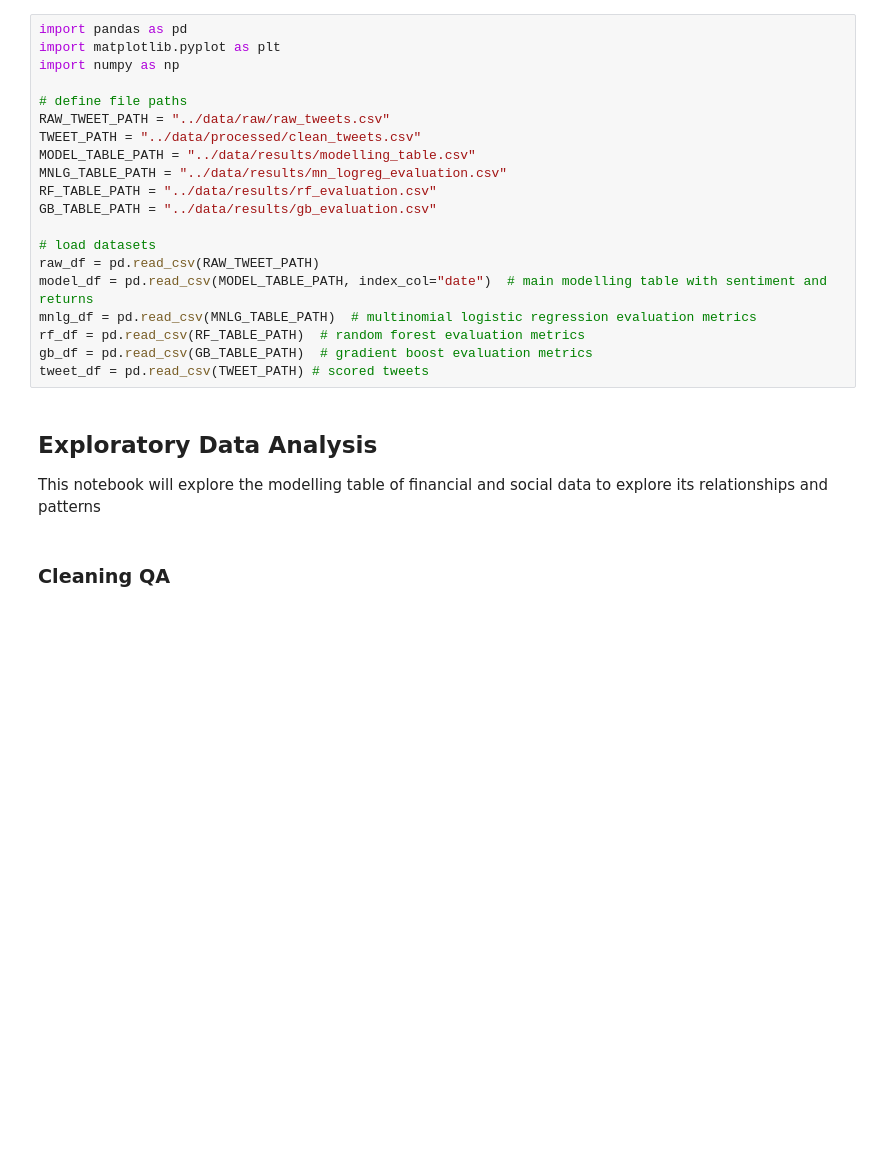
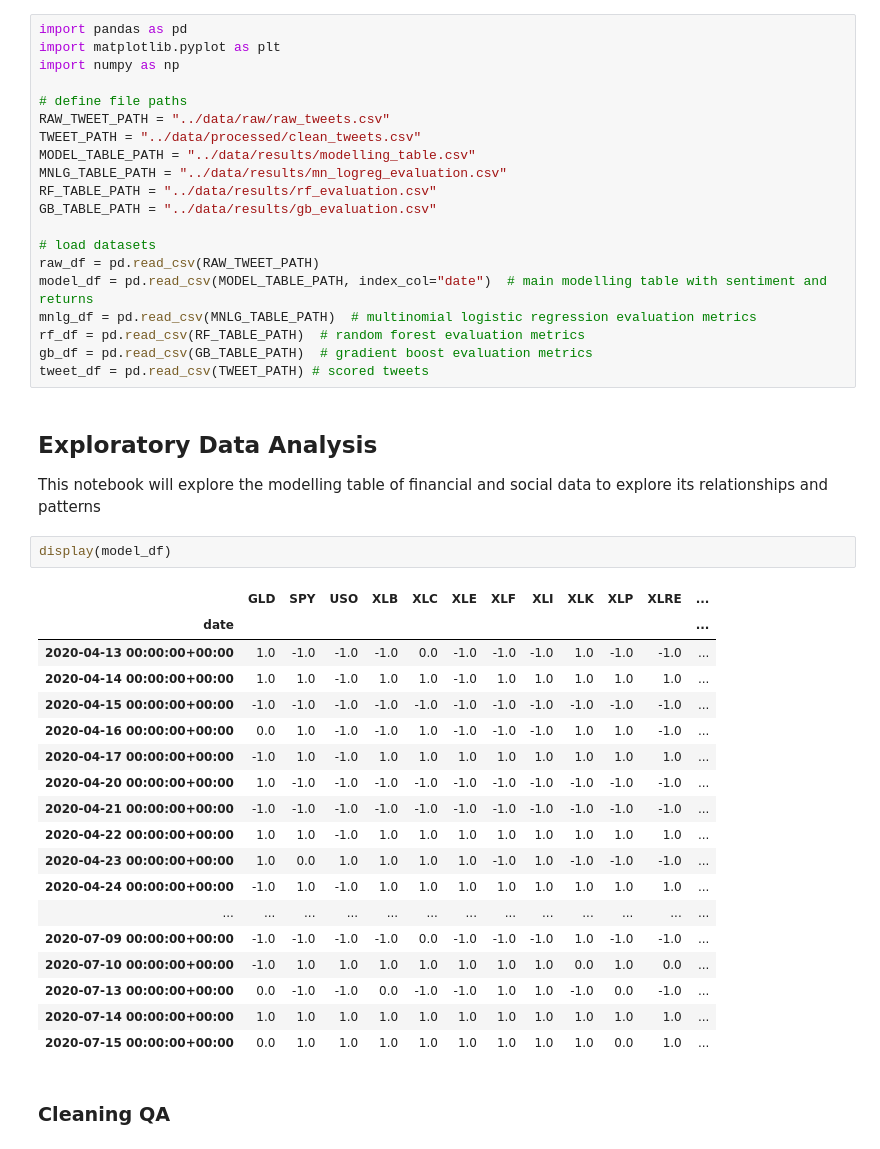
Before and after one commit to JakeCallcut/market-sector-sentiment-model, a Jupyter notebook: notebooks/EDA.ipynb, the cells around one changed output. Drawn from its saved outputs; the diff is of its cells as text; blank space fills up the shorter version.

```diff
--- a/notebooks/EDA.ipynb
+++ b/notebooks/EDA.ipynb
@@ -21,6 +21,27 @@ tweet_df = pd.read_csv(TWEET_PATH) # scored tweets
 # %% [markdown]
 ## Exploratory Data Analysis
 This notebook will explore the modelling table of financial and social data to explore its relationships and patterns
+# %%
+display(model_df)
+# %% [output]
+|  | GLD | SPY | USO | XLB | XLC | XLE | XLF | XLI | XLK | XLP | XLRE | ... |
+| date |  |  |  |  |  |  |  |  |  |  |  | ... |
+| 2020-04-13 00:00:00+00:00 | 1.0 | -1.0 | -1.0 | -1.0 | 0.0 | -1.0 | -1.0 | -1.0 | 1.0 | -1.0 | -1.0 | ... |
+| 2020-04-14 00:00:00+00:00 | 1.0 | 1.0 | -1.0 | 1.0 | 1.0 | -1.0 | 1.0 | 1.0 | 1.0 | 1.0 | 1.0 | ... |
+| 2020-04-15 00:00:00+00:00 | -1.0 | -1.0 | -1.0 | -1.0 | -1.0 | -1.0 | -1.0 | -1.0 | -1.0 | -1.0 | -1.0 | ... |
+| 2020-04-16 00:00:00+00:00 | 0.0 | 1.0 | -1.0 | -1.0 | 1.0 | -1.0 | -1.0 | -1.0 | 1.0 | 1.0 | -1.0 | ... |
+| 2020-04-17 00:00:00+00:00 | -1.0 | 1.0 | -1.0 | 1.0 | 1.0 | 1.0 | 1.0 | 1.0 | 1.0 | 1.0 | 1.0 | ... |
+| 2020-04-20 00:00:00+00:00 | 1.0 | -1.0 | -1.0 | -1.0 | -1.0 | -1.0 | -1.0 | -1.0 | -1.0 | -1.0 | -1.0 | ... |
+| 2020-04-21 00:00:00+00:00 | -1.0 | -1.0 | -1.0 | -1.0 | -1.0 | -1.0 | -1.0 | -1.0 | -1.0 | -1.0 | -1.0 | ... |
+| 2020-04-22 00:00:00+00:00 | 1.0 | 1.0 | -1.0 | 1.0 | 1.0 | 1.0 | 1.0 | 1.0 | 1.0 | 1.0 | 1.0 | ... |
+| 2020-04-23 00:00:00+00:00 | 1.0 | 0.0 | 1.0 | 1.0 | 1.0 | 1.0 | -1.0 | 1.0 | -1.0 | -1.0 | -1.0 | ... |
+| 2020-04-24 00:00:00+00:00 | -1.0 | 1.0 | -1.0 | 1.0 | 1.0 | 1.0 | 1.0 | 1.0 | 1.0 | 1.0 | 1.0 | ... |
+| ... | ... | ... | ... | ... | ... | ... | ... | ... | ... | ... | ... | ... |
+| 2020-07-09 00:00:00+00:00 | -1.0 | -1.0 | -1.0 | -1.0 | 0.0 | -1.0 | -1.0 | -1.0 | 1.0 | -1.0 | -1.0 | ... |
+| 2020-07-10 00:00:00+00:00 | -1.0 | 1.0 | 1.0 | 1.0 | 1.0 | 1.0 | 1.0 | 1.0 | 0.0 | 1.0 | 0.0 | ... |
+| 2020-07-13 00:00:00+00:00 | 0.0 | -1.0 | -1.0 | 0.0 | -1.0 | -1.0 | 1.0 | 1.0 | -1.0 | 0.0 | -1.0 | ... |
+| 2020-07-14 00:00:00+00:00 | 1.0 | 1.0 | 1.0 | 1.0 | 1.0 | 1.0 | 1.0 | 1.0 | 1.0 | 1.0 | 1.0 | ... |
+| 2020-07-15 00:00:00+00:00 | 0.0 | 1.0 | 1.0 | 1.0 | 1.0 | 1.0 | 1.0 | 1.0 | 1.0 | 0.0 | 1.0 | ... |
 # %% [markdown]
 ### Cleaning QA
 # %%
```
Also changed, not shown: parts of 4 cells of this notebook, 1 other file.
